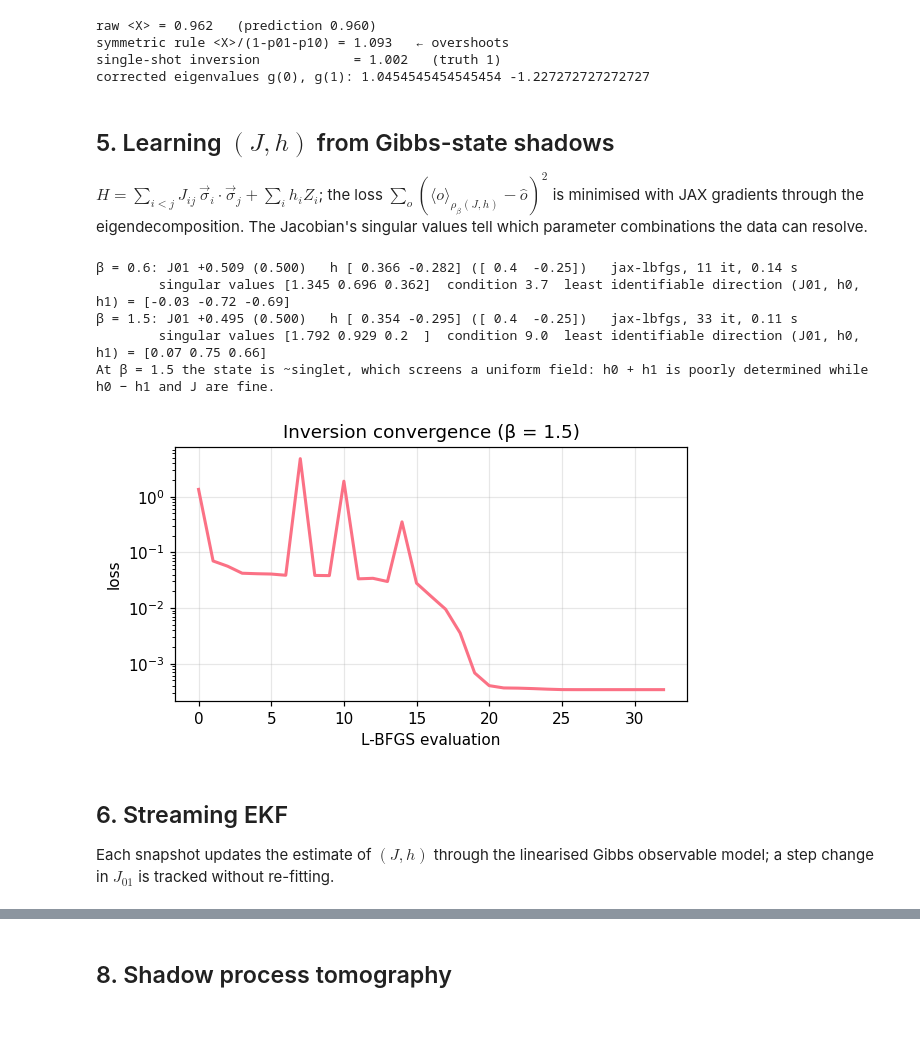
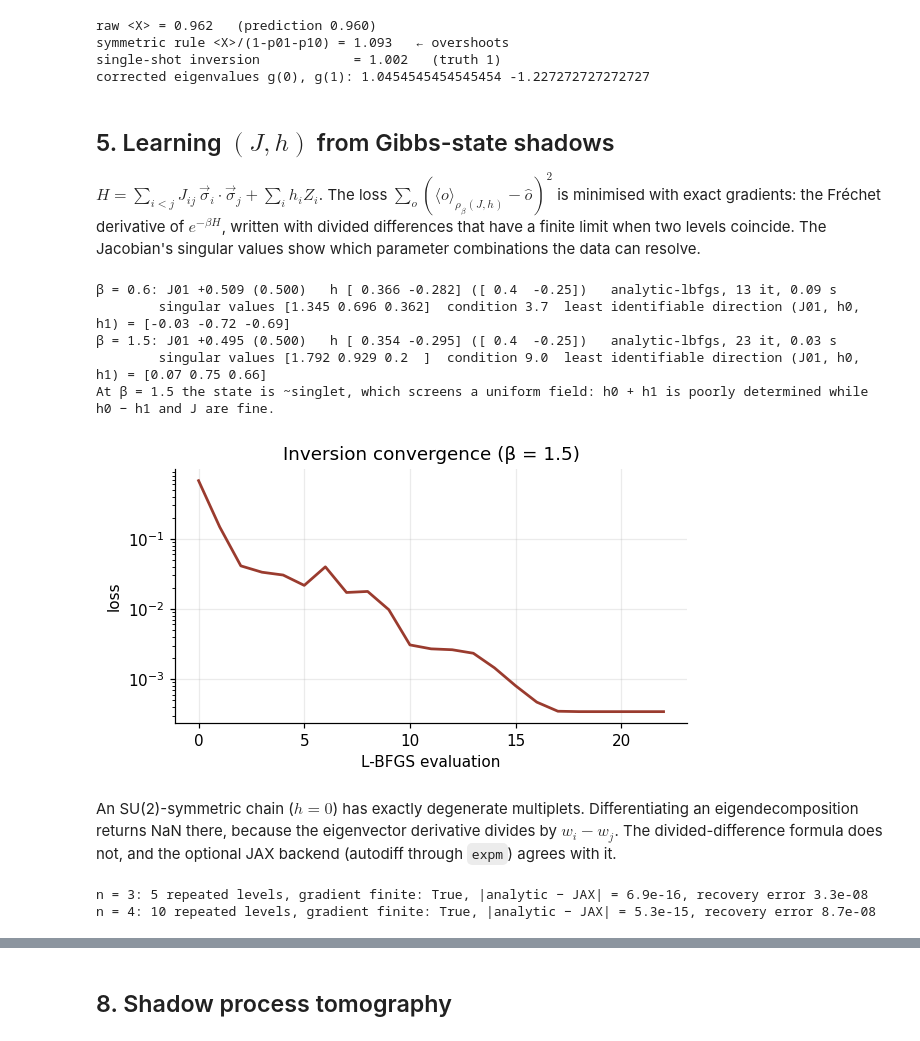
Before and after one commit to Jaspersands/shadow-hamiltonian-learning, a Jupyter notebook: notebooks/04_derandomized_classical_shadow_tomography.ipynb, the cells around one changed output, grey strips where cells are left out. Cells and saved outputs as stored; diff of their text form; code cells hidden in the pictures.

```diff
--- a/notebooks/04_derandomized_classical_shadow_tomography.ipynb
+++ b/notebooks/04_derandomized_classical_shadow_tomography.ipynb
@@ -24,6 +22,6 @@ from shadow_learning import (
     ReadoutErrorModel, DifferentiableHamiltonianLearner, StreamingKalmanHamiltonianTracker,
     FermionicMatchgateShadows, slater_state, ShadowProcessTomographer, __version__,
 )
-plt.rcParams.update({"figure.dpi": 100, "axes.grid": True, "grid.alpha": 0.3})
+plt.rcParams.update({"figure.dpi": 100, "axes.grid": True, "grid.alpha": 0.25, "axes.spines.top": False, "axes.spines.right": False})
 print("shadow_learning", __version__, "| cirq", cirq.__version__)
 # %% [output]
@@ -104,30 +102,44 @@ corrected eigenvalues g(0), g(1): 1.0454545454545454 -1.227272727272727
 # %% [markdown]
 ## 5. Learning $(J, h)$ from Gibbs-state shadows
 
-$H = \sum_{i<j} J_{ij}\,\vec\sigma_i\cdot\vec\sigma_j + \sum_i h_i Z_i$; the loss $\sum_o(\langle o\rangle_{\rho_\beta(J,h)} - \hat o)^2$ is minimised with JAX gradients through the eigendecomposition. The Jacobian's singular values tell which parameter combinations the data can resolve.
+$H = \sum_{i<j} J_{ij}\,\vec\sigma_i\cdot\vec\sigma_j + \sum_i h_i Z_i$. The loss $\sum_o(\langle o\rangle_{\rho_\beta(J,h)} - \hat o)^2$ is minimised with exact gradients: the Fréchet derivative of $e^{-\beta H}$, written with divided differences that have a finite limit when two levels coincide. The Jacobian's singular values show which parameter combinations the data can resolve.
 # %%
 for beta in (0.6, 1.5):
     learner = DifferentiableHamiltonianLearner(n_qubits=2, beta=beta, seed=1)
     J = np.array([[0, 0.5], [0.5, 0]]); h = np.array([0.4, -0.25])
     rho = gibbs_state(learner.build_hamiltonian_matrix(J, h), beta)
     snaps = sample_shadows_from_density_matrix(rho, 8000, np.random.default_rng(5))
     t0 = time.time(); res = learner.learn_from_shadows(snaps, true_j_matrix=J, true_h_vector=h); dt = time.time() - t0
     ident = learner.identifiability(J, h)
     print(f"β = {beta}: J01 {res.recovered_j_matrix[0,1]:+.3f} (0.500)   h {np.round(res.recovered_h_vector, 3)} ({h})   "
           f"{res.method}, {res.iterations} it, {dt:.2f} s")
     print(f"        singular values {np.round(ident['singular_values'], 3)}  condition {ident['condition_number']:.1f}  "
           f"least identifiable direction (J01, h0, h1) = {np.round(ident['least_identifiable'], 2)}")
 print("At β = 1.5 the state is ~singlet, which screens a uniform field: h0 + h1 is poorly determined while h0 − h1 and J are fine.")
 fig, ax = plt.subplots(figsize=(6, 3))
-ax.semilogy(res.loss_history, lw=2, color="#fb7185"); ax.set_xlabel("L-BFGS evaluation"); ax.set_ylabel("loss"); ax.set_title("Inversion convergence (β = 1.5)"); plt.show()
+ax.semilogy(res.loss_history, lw=1.8, color="#9a3b2e"); ax.set_xlabel("L-BFGS evaluation"); ax.set_ylabel("loss"); ax.set_title("Inversion convergence (β = 1.5)"); plt.show()
 # %% [output]
-β = 0.6: J01 +0.509 (0.500)   h [ 0.366 -0.282] ([ 0.4  -0.25])   jax-lbfgs, 11 it, 0.14 s
+β = 0.6: J01 +0.509 (0.500)   h [ 0.366 -0.282] ([ 0.4  -0.25])   analytic-lbfgs, 13 it, 0.09 s
         singular values [1.345 0.696 0.362]  condition 3.7  least identifiable direction (J01, h0, h1) = [-0.03 -0.72 -0.69]
-β = 1.5: J01 +0.495 (0.500)   h [ 0.354 -0.295] ([ 0.4  -0.25])   jax-lbfgs, 33 it, 0.11 s
+β = 1.5: J01 +0.495 (0.500)   h [ 0.354 -0.295] ([ 0.4  -0.25])   analytic-lbfgs, 23 it, 0.03 s
         singular values [1.792 0.929 0.2  ]  condition 9.0  least identifiable direction (J01, h0, h1) = [0.07 0.75 0.66]
 At β = 1.5 the state is ~singlet, which screens a uniform field: h0 + h1 is poorly determined while h0 − h1 and J are fine.
-[figure, old version]
+[figure, new version]
-# %% [markdown]
-## 6. Streaming EKF
-
-Each snapshot updates the estimate of $(J, h)$ through the linearised Gibbs observable model; a step change in $J_{01}$ is tracked without re-fitting.
+# %% [markdown]
+An SU(2)-symmetric chain ($h = 0$) has exactly degenerate multiplets. Differentiating an eigendecomposition returns NaN there, because the eigenvector derivative divides by $w_i - w_j$. The divided-difference formula does not, and the optional JAX backend (autodiff through `expm`) agrees with it.
+# %%
+from shadow_learning import differentiable_inversion as di
+for n in (3, 4):
+    L = DifferentiableHamiltonianLearner(n_qubits=n, beta=1.0, seed=0)
+    J = np.diag([0.5] * (n - 1), 1); J = J + J.T; h = np.zeros(n)
+    w = np.linalg.eigvalsh(L.build_hamiltonian_matrix(J, h))
+    t = L.compute_thermal_observables(J, h)
+    g = L.loss_and_grad(L.pack(J, h) + 0.05, t)[1]
+    line = f"n = {n}: {len(w) - len(np.unique(np.round(w, 9)))} repeated levels, gradient finite: {np.all(np.isfinite(g))}"
+    if di.HAS_JAX:
+        line += f", |analytic − JAX| = {np.abs(g - L.loss_and_grad(L.pack(J, h) + 0.05, t, backend='jax')[1]).max():.1e}"
+    res_n = L.learn_from_expectations(t, J, h)
+    print(line + f", recovery error {res_n.frobenius_error:.1e}")
+# %% [output]
+n = 3: 5 repeated levels, gradient finite: True, |analytic − JAX| = 6.9e-16, recovery error 3.3e-08
+n = 4: 10 repeated levels, gradient finite: True, |analytic − JAX| = 5.3e-15, recovery error 8.7e-08
```
Also changed, not shown: parts of 11 cells of this notebook, 7 other files.
